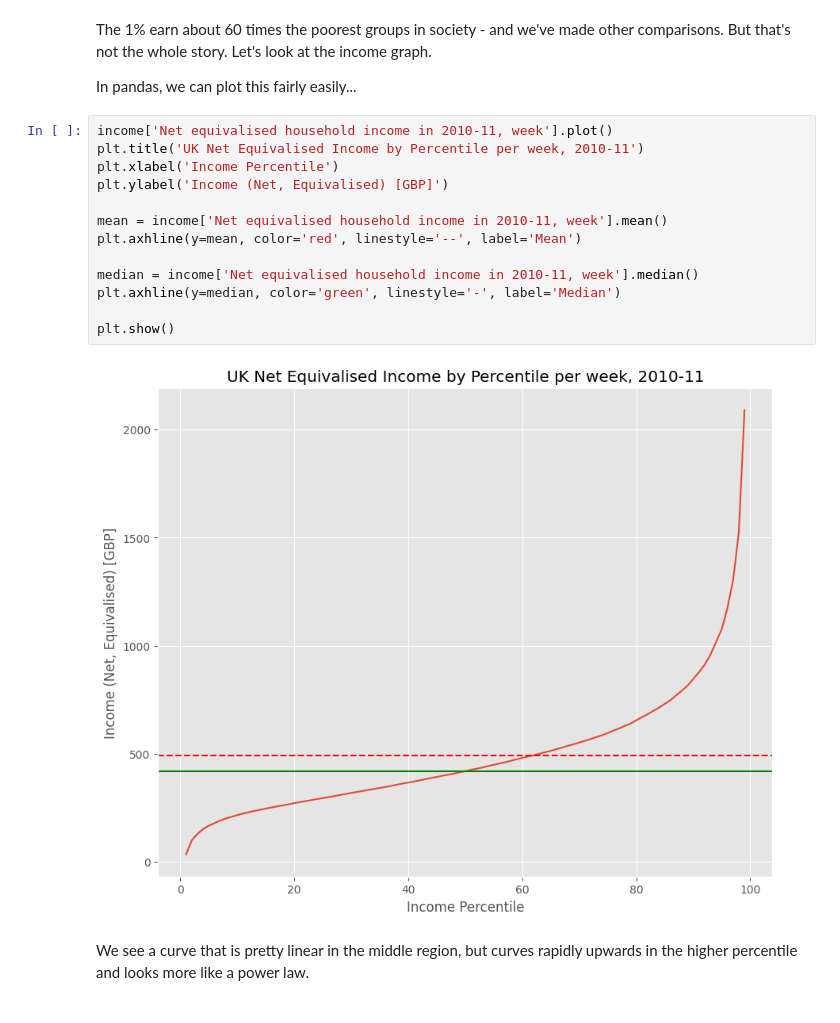
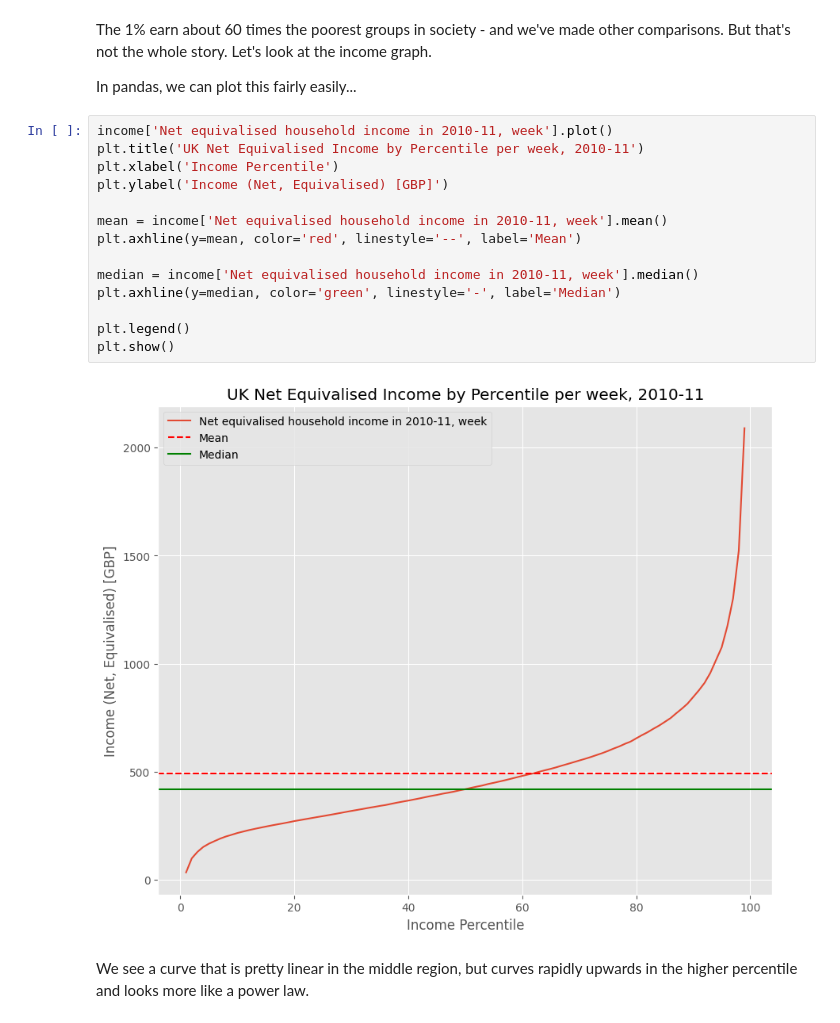
Before and after one commit to olympiabz/QM2, a Jupyter notebook: notebooks/W02. Pandas.ipynb, the cells around one changed output. Saved outputs shown, nothing was run; the diff lists cells and outputs as text.

```diff
--- a/notebooks/W02. Pandas.ipynb
+++ b/notebooks/W02. Pandas.ipynb
@@ -198,18 +198,19 @@ In pandas, we can plot this fairly easily...
 # %%
 income['Net equivalised household income in 2010-11, week'].plot()
 plt.title('UK Net Equivalised Income by Percentile per week, 2010-11')
 plt.xlabel('Income Percentile')
 plt.ylabel('Income (Net, Equivalised) [GBP]')
 
 mean = income['Net equivalised household income in 2010-11, week'].mean()
 plt.axhline(y=mean, color='red', linestyle='--', label='Mean')
 
 median = income['Net equivalised household income in 2010-11, week'].median()
 plt.axhline(y=median, color='green', linestyle='-', label='Median')
 
+plt.legend()
 plt.show()
 # %% [output]
-[figure, old version]
+[figure, new version]
 # %% [markdown]
 We see a curve that is pretty linear in the middle region, but curves rapidly upwards in the higher percentile and looks more like a power law.
 # %% [markdown]
```
Also changed, not shown: parts of 2 cells of this notebook.
